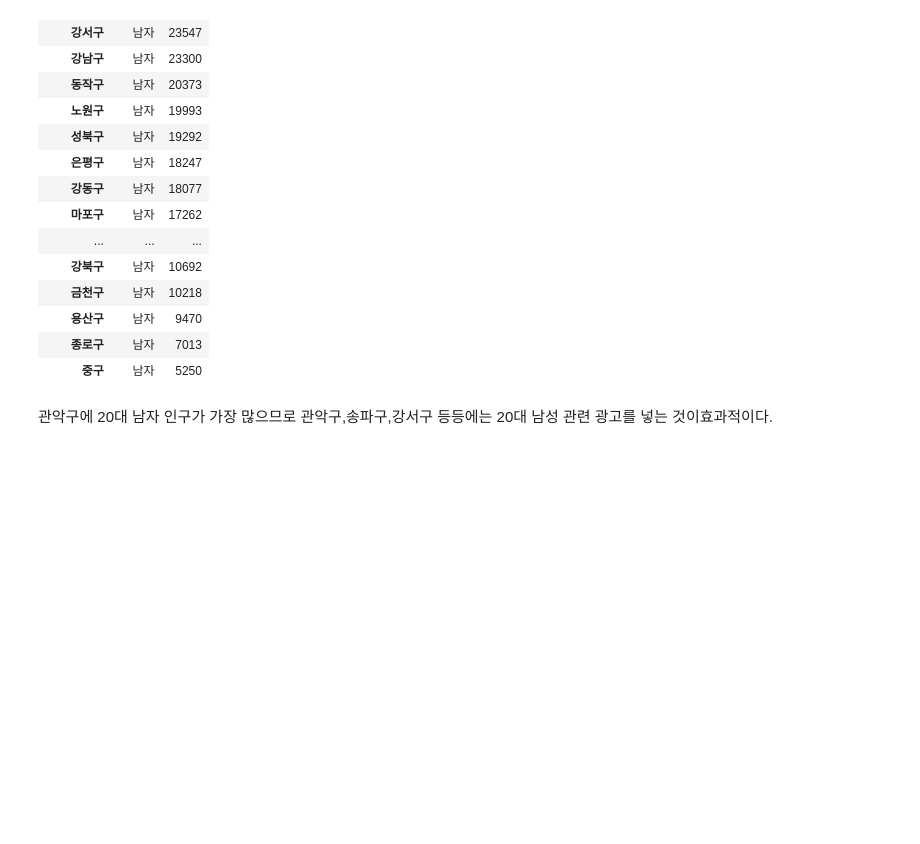
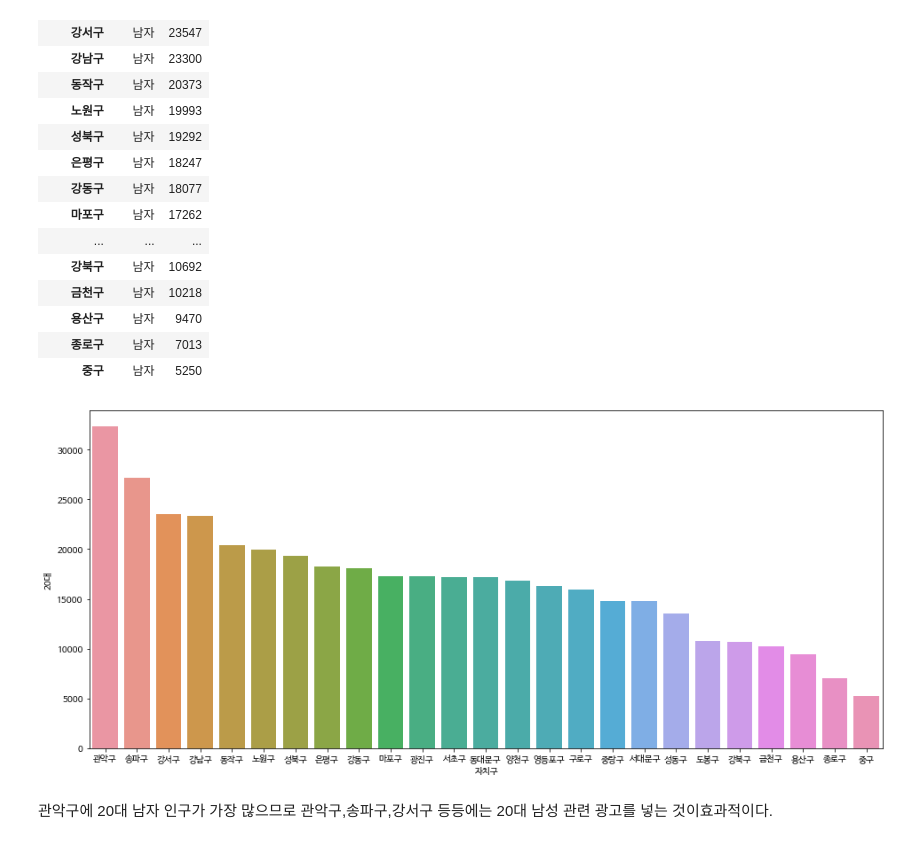
Before and after one commit to Aimerlee123/Python-teamproject, a Jupyter notebook: 공공자전거_이용현황_분석.ipynb, the cells around one changed output. Saved outputs shown, nothing was run; the diff lists cells and outputs as text; code cells hidden in the pictures; blank space fills up the shorter version.

```diff
--- a/공공자전거_이용현황_분석.ipynb
+++ b/공공자전거_이용현황_분석.ipynb
@@ -288,6 +288,16 @@ guage_20m.sort_values(by='20대',ascending=False)
 | 용산구 | 남자 | 9470 |
 | 종로구 | 남자 | 7013 |
 | 중구 | 남자 | 5250 |
+# %%
+guage_20mc=guage_20m.copy()
+guage_20mc.sort_values(by='20대',ascending=False,inplace=True)
+# %%
+guage_20mc['자치구'] = guage_20mc.index
+plt.figure(figsize = (16, 7))
+sns.barplot(data = guage_20mc, x = '자치구', y = '20대')
+plt.show()
+# %% [output]
+[figure, added]
 # %% [markdown]
 관악구에 20대 남자 인구가 가장 많으므로 관악구,송파구,강서구 등등에는 20대 남성 관련 광고를 넣는 것이효과적이다.
 # %%
```
